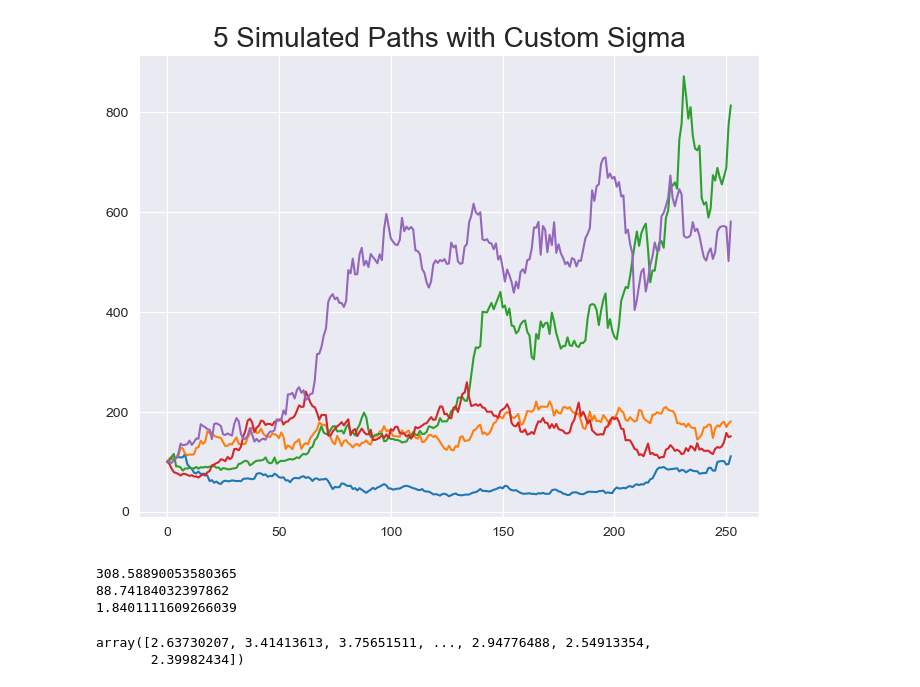
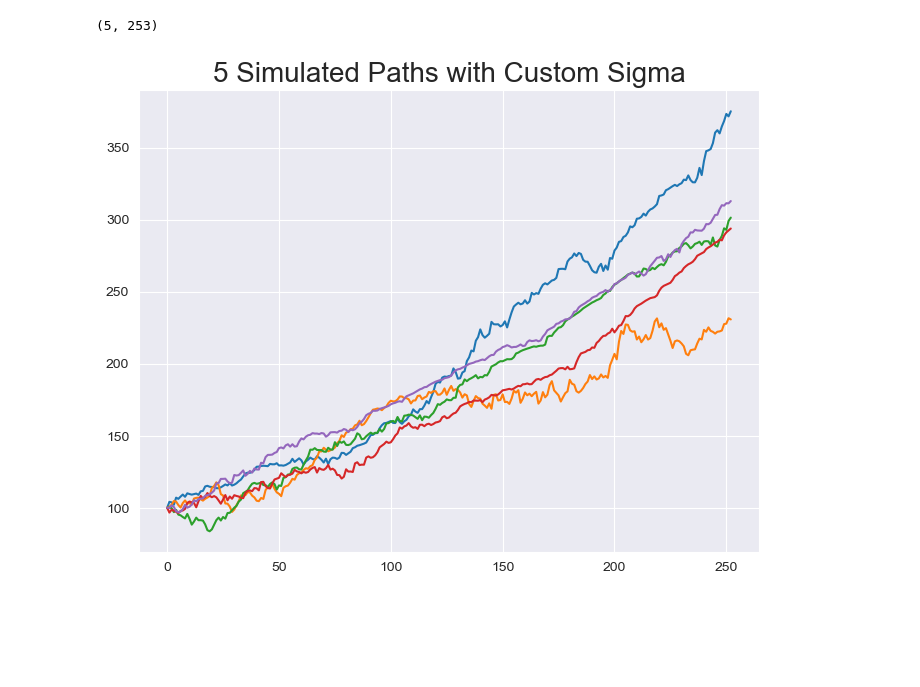
Before and after one commit to baner175/quant_finance_project, a Jupyter notebook: mini_project_4.ipynb, the cells around one changed output. Cells and saved outputs as stored; diff of their text form; code cells hidden in the pictures; blank space fills up the shorter version.

```diff
--- a/mini_project_4.ipynb
+++ b/mini_project_4.ipynb
@@ -58,70 +9,49 @@ def stock_path_custom_sigma(S0, t, r, mu, n_paths, n_steps):
 # %%
 
-def stock_path_custom_sigma(S0, t, r, mu, phi, v0, n_paths, n_steps):
-    v_ar = [v0]
+def stock_path_custom_sigma(S0, t, r, mu, phi, v0, rho, n_sims, n_steps):
 
-    noise = np.random.normal(0,1,(n_paths, n_steps))
-    noise_v = np.random.normal(0,1,(n_paths, n_steps))
+    dt = t/n_steps
+    # noise = np.random.normal(0,1,(n_paths, n_steps))
+    # noise_v = np.random.normal(0,1,(n_paths, n_steps))
+    N1 = np.random.normal(0, 1, size=(n_sims, n_steps))
+    N2 = np.random.normal(0, 1, size=(n_sims, n_steps))
+    Y = rho * N1 + np.sqrt(1 - rho**2) * N2
+
+    paths = np.zeros((n_sims, n_steps + 1))
+    vols = np.zeros((n_sims, n_steps + 1))
+    paths[:, 0] = S0
+    vols[:, 0] = v0
+
     for i in range(n_steps):
-        v_ar.append(np.abs(v_ar[i]*phi + noise_v[:,i]))
-    vt = np.array(v_ar[1:]).T
-    dt = t/n_steps
-    increments = (mu + r - 0.5*vt)*dt + np.sqrt(vt)*np.sqrt(dt)*noise
-    log_returns = np.cumsum(increments, axis=1)
-    paths = S0*np.exp(log_returns)
-    paths = np.insert(paths, 0, S0, axis = 1)
+        vols[:, i + 1] = np.abs(vols[:, i] + phi*(0.02 - vols[:, i]) * dt +
+                                0.5*np.sqrt(np.maximum(vols[:, i], 0) * dt) * N1[:, i])
+        paths[:, i + 1] = paths[:, i] * np.exp((mu + r - 0.5 * vols[:, i]) * dt +
+                                               np.sqrt(np.maximum(vols[:, i], 0) * dt) * Y[:, i])
 
     return paths
 
 S0 = 100
 t = 1
 r = 0.039
-mu = 1.5
+mu = 1
+rho = -0.8
 n_paths = 5
 n_steps = 252
-phi = 0.01
+phi = 1
 v0 = 0.1
 
-simulated_paths = stock_path_custom_sigma(S0, t, r, mu, phi, v0, n_paths, n_steps)
+simulated_paths = stock_path_custom_sigma(S0, t, r, mu, phi, v0, rho, n_paths, n_steps)
 
+print(simulated_paths.shape)
 
 plt.figure(figsize = (8,6))
 
 for path in simulated_paths:
     plt.plot(path)
 
 plt.title(f'{n_paths} Simulated Paths with Custom Sigma', size = 20)
 
 plt.show()
 # %% [output]
+(5, 253)
-[figure, old version]
+[figure, new version]
-# %%
-S0 = 100
-t = 1
-r = 0.039
-mu = 1.5
-n_paths = 5
-n_steps = 252
-phi = 0.01
-v0 = 0.1
-K = 110
-
-
-simulated_paths = stock_path_custom_sigma(S0, t, r, mu, phi, v0, n_paths, n_steps)
-call_vals = np.maximum(simulated_paths[:,-1] - K, 0)*np.exp(-r*t)
-print(np.mean(call_vals))
-print(np.std(call_vals)/np.sqrt(n_paths))
-print(bs_call(S0, K, v0, t, r))
-bs_MC_call(S0, K, v0, t, r, mu, n_sims = 2500, n_hedges = 50, delta_sims = 250)
-
-# plt.figure(figsize = (8,6))
-# plt.hist(call_vals, density=True, bins = 30)
-# plt.vlines(x = bs_call(S0, K, avg_sigma, t, r),
-#             ymin=0, ymax  = 0.05, colors='r')
-# plt.show()
-# %% [output]
-308.58890053580365
-88.74184032397862
-1.8401111609266039
-array([2.63730207, 3.41413613, 3.75651511, ..., 2.94776488, 2.54913354,
-       2.39982434])
```
Also changed, not shown: parts of 11 cells of this notebook.
